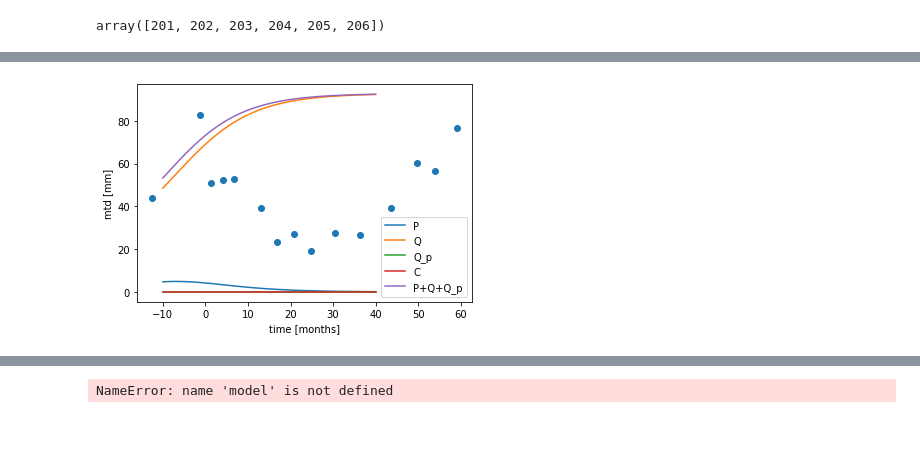
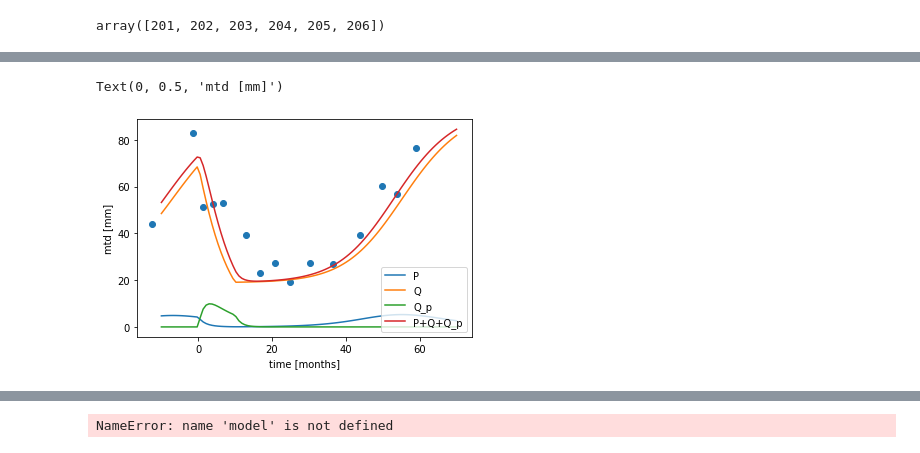
Before and after one commit to sgrzegorz/CancerTherapyPrediction, a Jupyter notebook: model.ipynb, the cells around one changed output, grey strips where cells are left out. Saved outputs shown, nothing was run; the diff lists cells and outputs as text; code cells hidden in the pictures.

```diff
--- a/model.ipynb
+++ b/model.ipynb
@@ -105,6 +106,5 @@ class RibbaModel():
 # %%
 # dr Siwik
-pd.options.mode.chained_assignment = None  # default='warn'
 
 
 def to_volume(mtd):
@@ -126,41 +126,40 @@ my = RibbaModel(
     K = 192.418
 )
 
-t = np.linspace(-10,40,50)
+t = np.linspace(-10,70,100)
 y = my.run(
     t =t,
     P=4.7279,
     Q=48.5147,
     Q_p=0.0,
     C=0.0
 )
 P = y[:,0]
 Q = y[:,1]
 Q_p = y[:,2]
-C = y[:,3]
 
 
 plt.plot(t,y[:,0],label="P")
 plt.plot(t,y[:,1],label="Q")
 plt.plot(t,y[:,2],label="Q_p")
-plt.plot(t,y[:,3],label="C")
 plt.plot(t,P+Q+Q_p, label="P+Q+Q_p")
 plt.legend(loc="lower right")
 
 
 df4 = pd.read_csv('data/fig4.csv',names = ['t','mtd','id'])
 patient = df4[df4.id ==2]
 # display(patient)
 patient['mtd'] = patient['mtd'].map(lambda x: preprocess(x))
 # display(patient)
 
 plt.scatter(patient.t,patient.mtd)
 
 
 plt.xlabel("time [months]")
 plt.ylabel("mtd [mm]")
 
-plt.show()
+#plt.show()
 # %% [output]
+Text(0, 0.5, 'mtd [mm]')
-[figure, old version]
+[figure, new version]
 # %%
```
Also changed, not shown: parts of 10 cells of this notebook, 1 other file.
